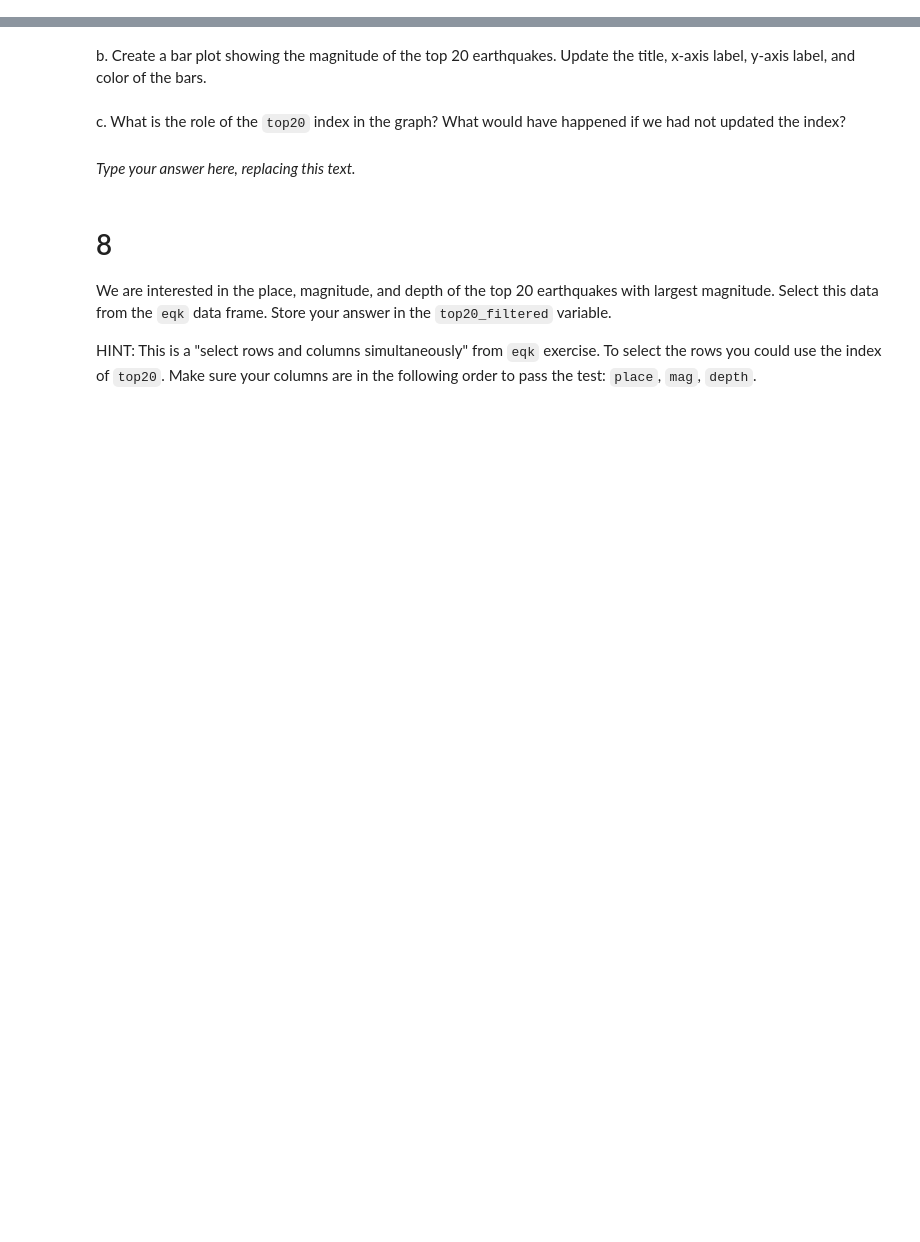
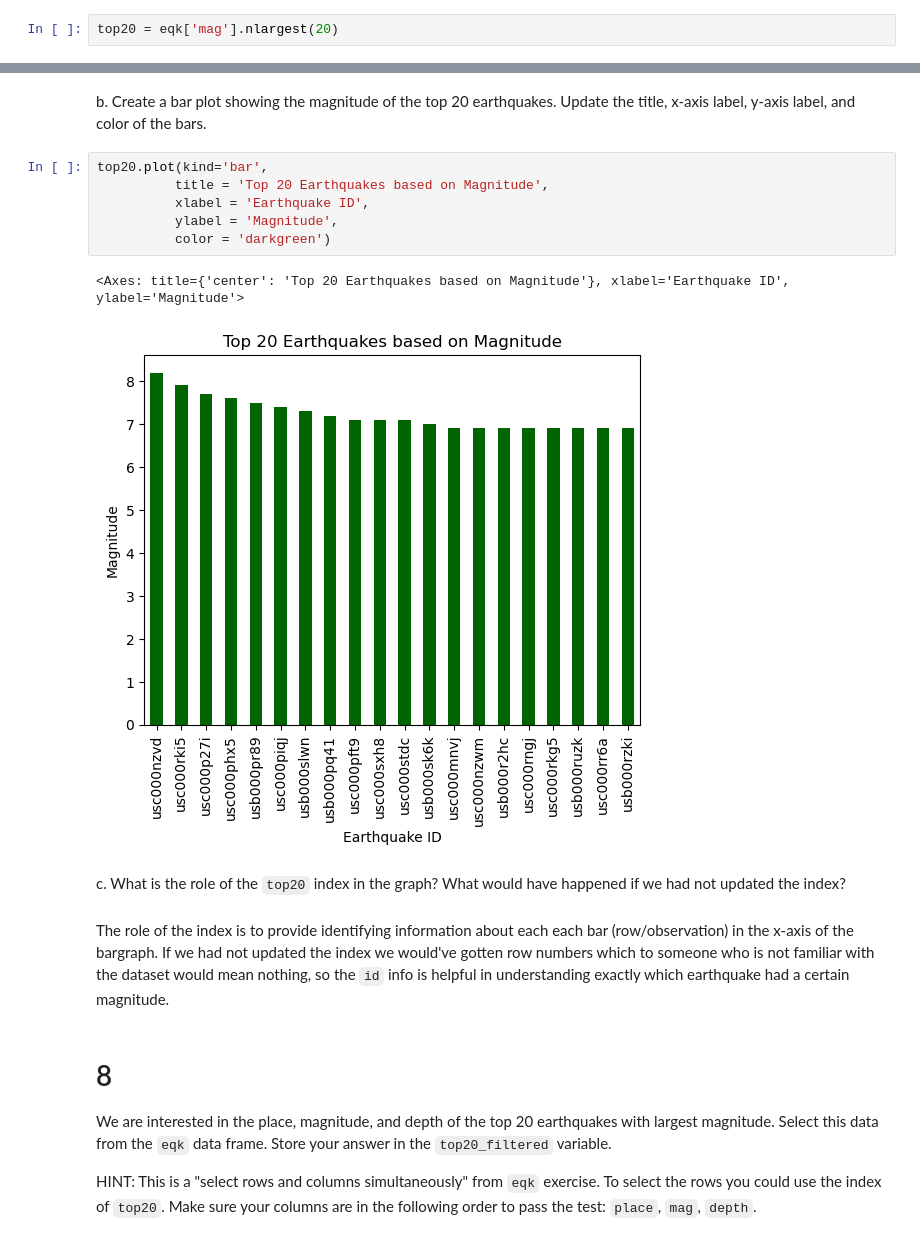
Before and after one commit to ashrcho/eds220-hwk1, a Jupyter notebook: task3/hwk1-task3-earthquakes.ipynb, the cells around one changed output, grey strips where cells are left out. Drawn from its saved outputs; the diff is of its cells as text; blank space fills up the shorter version.

```diff
--- a/task3/hwk1-task3-earthquakes.ipynb
+++ b/task3/hwk1-task3-earthquakes.ipynb
@@ -210,0 +208,2 @@ top20 = ...
+# %%
+top20 = eqk['mag'].nlargest(20)
@@ -217,14 +238,23 @@ grader.check("q7_a")
 <!-- BEGIN QUESTION -->
 
 b. Create a bar plot showing the magnitude of the top 20 earthquakes. Update the title, x-axis label, y-axis label, and color of the bars.
+# %%
+top20.plot(kind='bar',
+          title = 'Top 20 Earthquakes based on Magnitude',
+          xlabel = 'Earthquake ID',
+          ylabel = 'Magnitude',
+          color = 'darkgreen')
+# %% [output]
+<Axes: title={'center': 'Top 20 Earthquakes based on Magnitude'}, xlabel='Earthquake ID', ylabel='Magnitude'>
+[figure, added]
 # %% [markdown]
 <!-- END QUESTION -->
 
 <!-- BEGIN QUESTION -->
 
 c. What is the role of the `top20` index in the graph? What would have happened if we had not updated the index?
-# %% [markdown]
-_Type your answer here, replacing this text._
+# %% [markdown]
+The role of the index is to provide identifying information about each each bar (row/observation) in the x-axis of the bargraph. If we had not updated the index we would've gotten row numbers which to someone who is not familiar with the dataset would mean nothing, so the `id` info is helpful in understanding exactly which earthquake had a certain magnitude.
 # %% [markdown]
 <!-- END QUESTION -->
 
```
Also changed, not shown: parts of 12 cells of this notebook.
